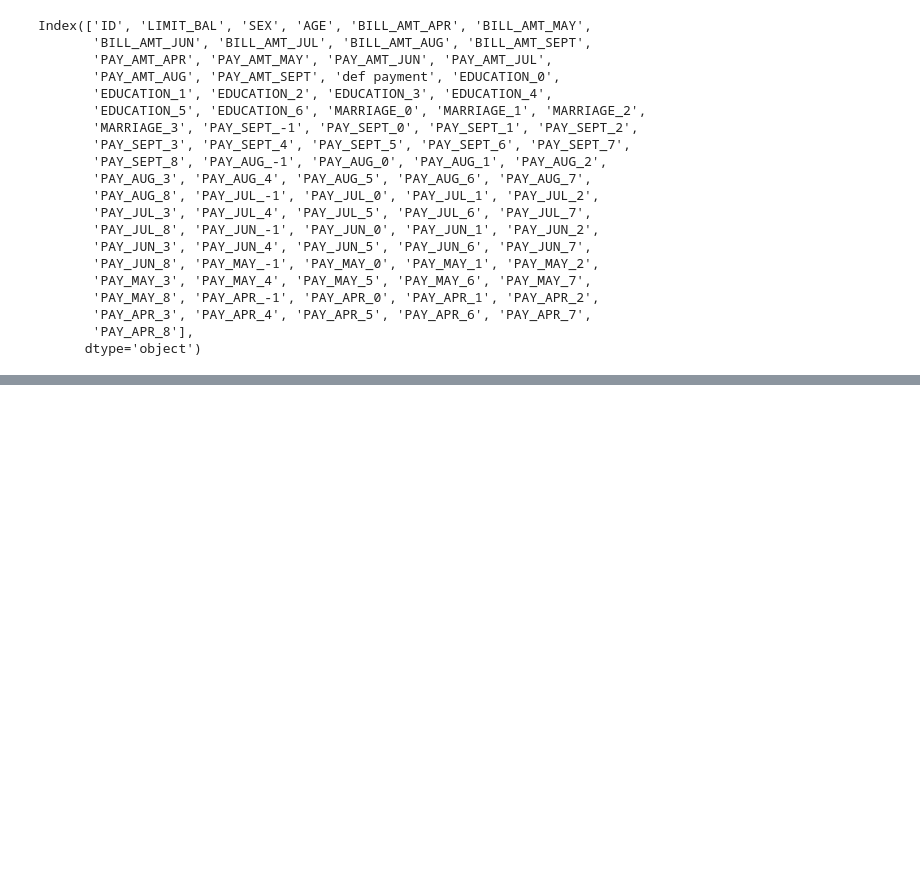
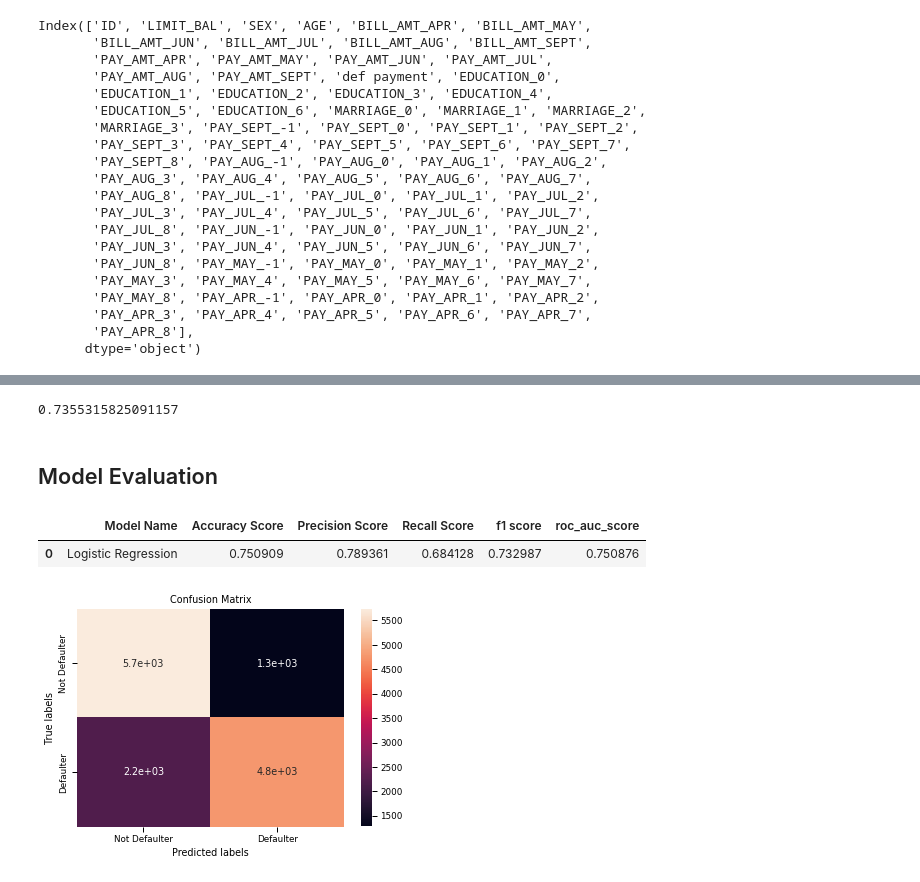
Before and after one commit to ansonsibi1/Credit-Card-Default-Prediction---Capstone-Project, a Jupyter notebook: Credit_Card_Default_Prediction_Capstone_Project.ipynb, the cells around one changed output, grey strips where cells are left out. Saved outputs shown, nothing was run; the diff lists cells and outputs as text; code cells hidden in the pictures; blank space fills up the shorter version.

```diff
--- a/Credit_Card_Default_Prediction_Capstone_Project.ipynb
+++ b/Credit_Card_Default_Prediction_Capstone_Project.ipynb
@@ -533,0 +711,7 @@ Index(['ID', 'LIMIT_BAL', 'SEX', 'AGE', 'BILL_AMT_APR', 'BILL_AMT_MAY',
+# %%
+#set the parmeter
+param_grid = {'penalty':['l1','l2'], 'C' : [0.001, 0.01, 0.1, 1, 10, 100] }
+# %%
+#fit the parameter
+grid_lr_clf = GridSearchCV(LogisticRegression(), param_grid, scoring = 'f1', n_jobs = -1, verbose = 3, cv = skf)
+grid_lr_clf.fit(x_train, y_train)
@@ -533,0 +725,3 @@ Index(['ID', 'LIMIT_BAL', 'SEX', 'AGE', 'BILL_AMT_APR', 'BILL_AMT_MAY',
+# %%
+best_clf= grid_lr_clf.best_estimator_
+best_clf
@@ -533,0 +734,8 @@ Index(['ID', 'LIMIT_BAL', 'SEX', 'AGE', 'BILL_AMT_APR', 'BILL_AMT_MAY',
+# %%
+grid_lr_clf.best_score_
+# %% [output]
+0.7355315825091157
+# %%
+# Get the predicted classes
+train_class_preds_lr = best_clf.predict(x_train)
+test_class_preds_lr = best_clf.predict(x_test)
@@ -533,0 +746,12 @@ Index(['ID', 'LIMIT_BAL', 'SEX', 'AGE', 'BILL_AMT_APR', 'BILL_AMT_MAY',
+# %% [markdown]
+## Model Evaluation
+# %%
+lr_metrics=evaluation('Logistic Regression',y_test,test_class_preds_lr)
+lr_metrics
+# %% [output]
+|  | Model Name | Accuracy Score | Precision Score | Recall Score | f1 score | roc_auc_score |
+| 0 | Logistic Regression | 0.750909 | 0.789361 | 0.684128 | 0.732987 | 0.750876 |
+# %%
+Confusion_Matrix(y_test,test_class_preds_lr)
+# %% [output]
+[figure, added]
```
Also changed, not shown: parts of 55 cells of this notebook.
